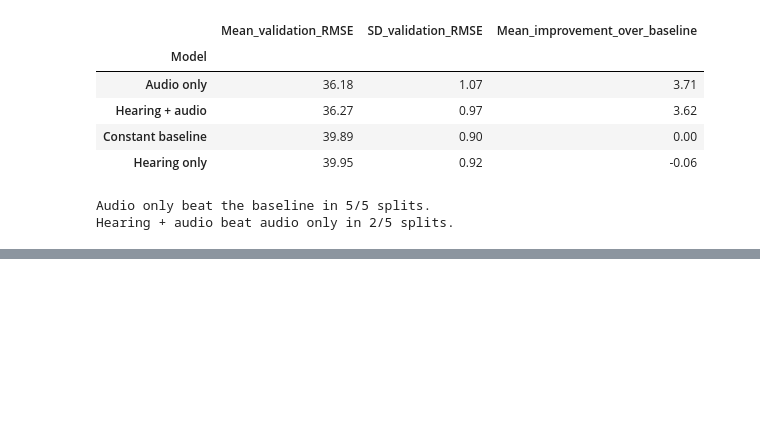
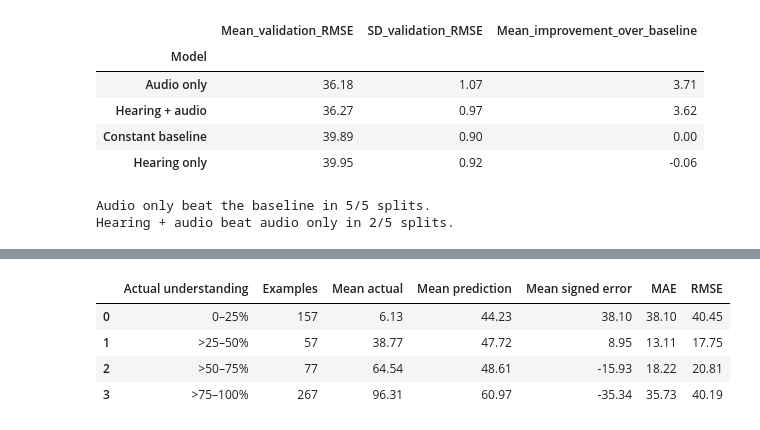
Before and after one commit to roberaBelachew/clarity_cpc2, a Jupyter notebook: clarity_cpc2.ipynb, the cells around one changed output, grey strips where cells are left out. Saved outputs shown, nothing was run; the diff lists cells and outputs as text; code cells hidden in the pictures; blank space fills up the shorter version.

```diff
--- a/clarity_cpc2.ipynb
+++ b/clarity_cpc2.ipynb
@@ -859,0 +934,30 @@ Hearing + audio beat audio only in 2/5 splits.
+# %%
+errors["Understanding group"] = pd.cut(
+    errors["Actual"],
+    bins=[0, 25, 50, 75, 100],
+    labels=["0–25%", ">25–50%", ">50–75%", ">75–100%"],
+    include_lowest=True,
+)
+
+group_rows = []
+
+for group, rows in errors.groupby("Understanding group", observed=True):
+    group_rows.append({
+        "Actual understanding": group,
+        "Examples": len(rows),
+        "Mean actual": rows["Actual"].mean(),
+        "Mean prediction": rows["Predicted"].mean(),
+        "Mean signed error": rows["Error"].mean(),
+        "MAE": rows["Absolute error"].mean(),
+        "RMSE": rmse(rows["Actual"], rows["Predicted"]),
+    })
+
+error_summary = pd.DataFrame(group_rows)
+
+display(error_summary.round(2))
+# %% [output]
+|  | Actual understanding | Examples | Mean actual | Mean prediction | Mean signed error | MAE | RMSE |
+| 0 | 0–25% | 157 | 6.13 | 44.23 | 38.10 | 38.10 | 40.45 |
+| 1 | >25–50% | 57 | 38.77 | 47.72 | 8.95 | 13.11 | 17.75 |
+| 2 | >50–75% | 77 | 64.54 | 48.61 | -15.93 | 18.22 | 20.81 |
+| 3 | >75–100% | 267 | 96.31 | 60.97 | -35.34 | 35.73 | 40.19 |
```
Also changed, not shown: parts of 4 cells of this notebook.
